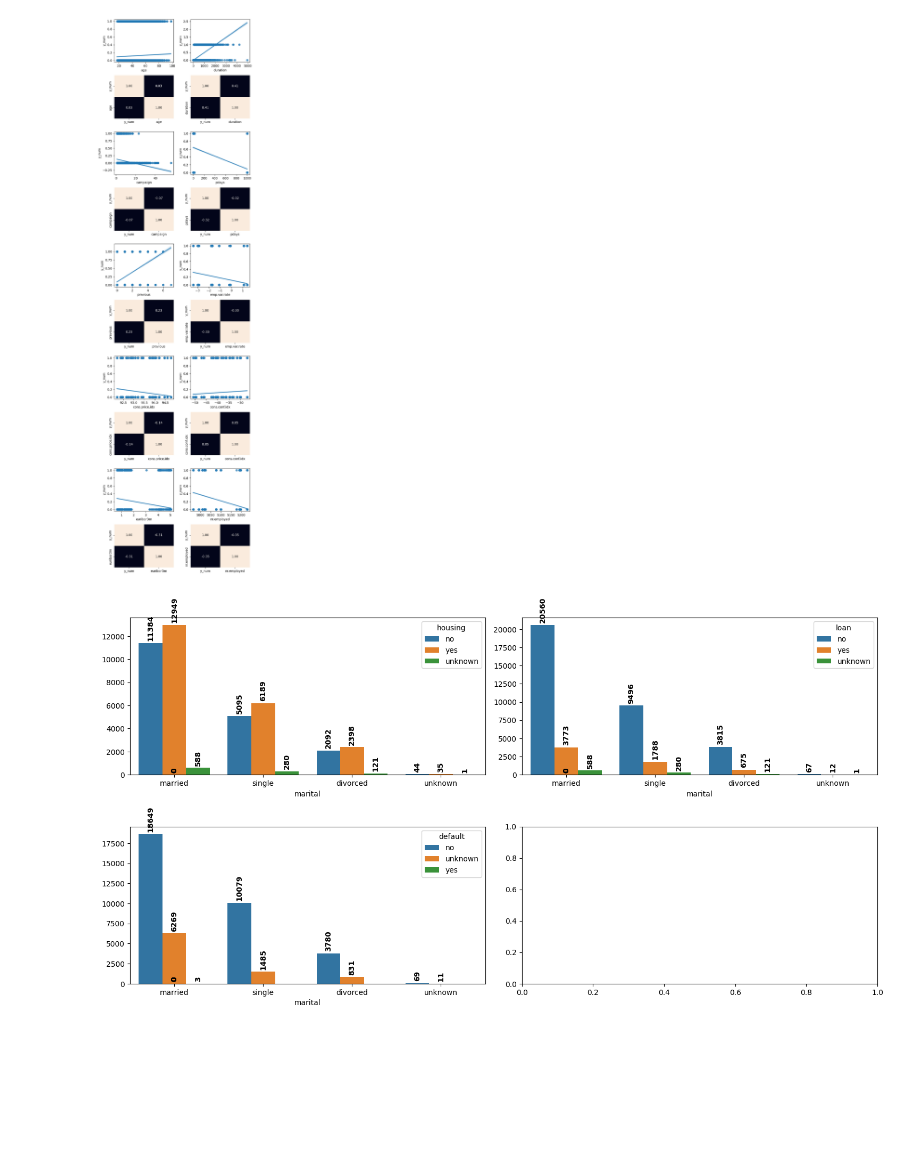
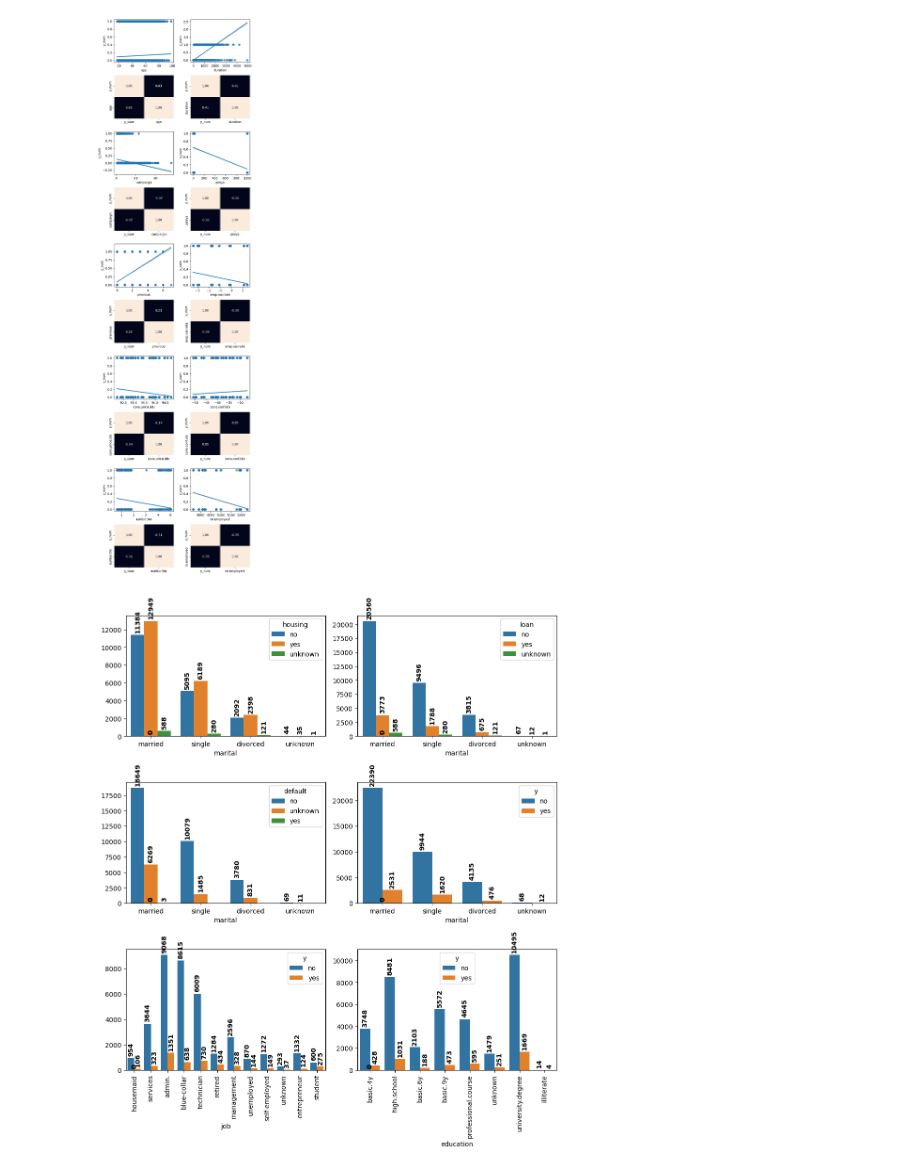
Before and after one commit to ASGAMO-DS/Marketing-Bancario, a Jupyter notebook: src/explore.ipynb, the cells around one changed output. Cells and saved outputs as stored; diff of their text form; code cells hidden in the pictures; blank space fills up the shorter version.

```diff
--- a/src/explore.ipynb
+++ b/src/explore.ipynb
@@ -389,7 +389,7 @@ plt.show()
 # %%
 #análisis categórico - categórico
 
-fig, axis = plt.subplots(2, 2, figsize = (15,8))
+fig, axis = plt.subplots(3, 2, figsize = (10,12))
 
 Gráfico_marital_housing = sns.countplot(data=df, x='marital',hue='housing',ax=axis[0,0])
 Gráfico_marital_housing.set_ylabel('')
@@ -415,31 +415,81 @@ for p in Gráfico_marital_loan.patches:
         (p.get_x() + p.get_width() / 2., p.get_height()),
         ha='center',
         va='baseline',
         fontsize=10,
         color='black',
         rotation=90,
         weight= 'bold',
         xytext=(0, 5),
         textcoords='offset points'
     )
 
 Gráfico_marital_default = sns.countplot(data=df, x='marital',hue='default',ax=axis[1,0])
 Gráfico_marital_default.set_ylabel('')
 for p in Gráfico_marital_default.patches:
     Gráfico_marital_default.annotate(
         f'{int(p.get_height())}',
         (p.get_x() + p.get_width() / 2., p.get_height()),
         ha='center',
         va='baseline',
         fontsize=10,
         color='black',
         rotation=90,
         weight= 'bold',
         xytext=(0, 5),
         textcoords='offset points'
     )
 
+Gráfico_marital_y = sns.countplot(data=df, x='marital',hue='y',ax=axis[1,1])
+Gráfico_marital_y.set_ylabel('')
+for p in Gráfico_marital_y.patches:
+    Gráfico_marital_y.annotate(
+        f'{int(p.get_height())}',
+        (p.get_x() + p.get_width() / 2., p.get_height()),
+        ha='center',
+        va='baseline',
+        fontsize=10,
+        color='black',
+        rotation=90,
+        weight= 'bold',
+        xytext=(0, 5),
+        textcoords='offset points'
+    )
+
+Gráfico_job_y = sns.countplot(data=df, x='job',hue='y',ax=axis[2,0])
+Gráfico_job_y.set_ylabel('')
+Gráfico_job_y.set_xticklabels(axis[2,0].get_xticklabels(), rotation=90)
+for p in Gráfico_job_y.patches:
+    Gráfico_job_y.annotate(
+        f'{int(p.get_height())}',
+        (p.get_x() + p.get_width() / 2., p.get_height()),
+        ha='center',
+        va='baseline',
+        fontsize=10,
+        color='black',
+        rotation=90,
+        weight= 'bold',
+        xytext=(0, 5),
+        textcoords='offset points'
+    )
+
+Gráfico_education_y = sns.countplot(data=df, x='education',hue='y',ax=axis[2,1])
+Gráfico_education_y.set_ylabel('')
+Gráfico_education_y.set_xticklabels(axis[2,1].get_xticklabels(), rotation=90)
+for p in Gráfico_education_y.patches:
+    Gráfico_education_y.annotate(
+        f'{int(p.get_height())}',
+        (p.get_x() + p.get_width() / 2., p.get_height()),
+        ha='center',
+        va='baseline',
+        fontsize=10,
+        color='black',
+        rotation=90,
+        weight= 'bold',
+        xytext=(0, 5),
+        textcoords='offset points'
+    )
+
 plt.tight_layout()
 plt.show()
 # %% [output]
-[figure, old version]
+[figure, new version]
```
Also changed, not shown: parts of 1 cell of this notebook.
